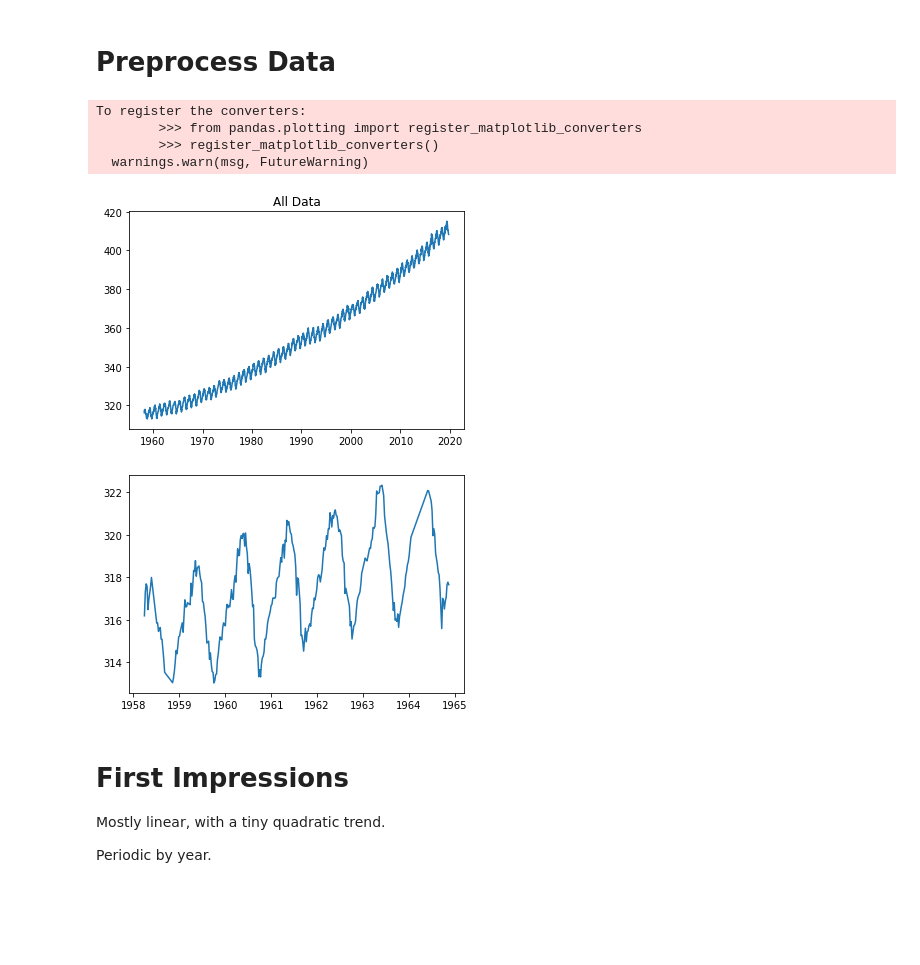
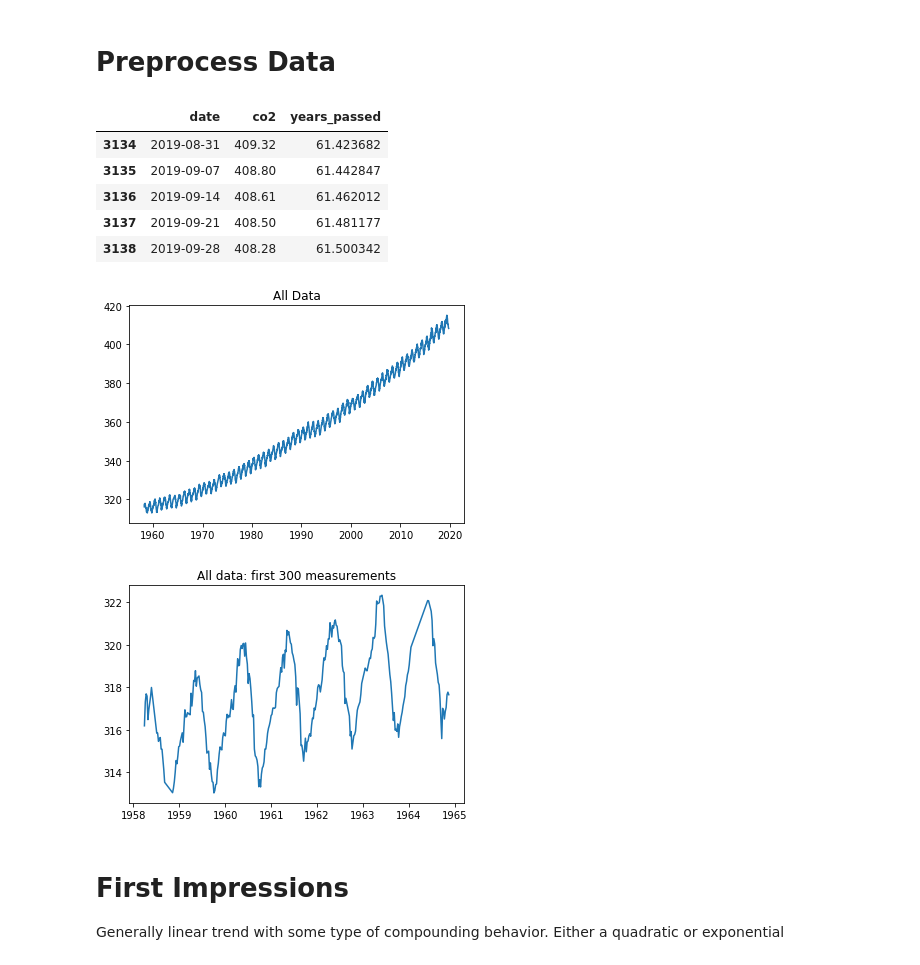
Before and after one commit to michlee1337/DataScience, a Jupyter notebook: Stats/NewCD.ipynb, the cells around one changed output. Cells and saved outputs as stored; diff of their text form; code cells hidden in the pictures; blank space fills up the shorter version.

```diff
--- a/Stats/NewCD.ipynb
+++ b/Stats/NewCD.ipynb
@@ -16,0 +19,9 @@ data["years_passed"] = [(d-data["date"][0]).days/365.25 for d in data["date"]] #
+# %%
+data.tail()
+# %% [output]
+|  | date | co2 | years_passed |
+| 3134 | 2019-08-31 | 409.32 | 61.423682 |
+| 3135 | 2019-09-07 | 408.80 | 61.442847 |
+| 3136 | 2019-09-14 | 408.61 | 61.462012 |
+| 3137 | 2019-09-21 | 408.50 | 61.481177 |
+| 3138 | 2019-09-28 | 408.28 | 61.500342 |
@@ -17,31 +33,25 @@ data["years_passed"] = [(d-data["date"][0]).days/365.25 for d in data["date"]] #
 # %%
-N = len(data)
-
-n = 1500
+n = len(data)
+n_future = len(pred_dates)
 
 plt.plot(data["date"],data["co2"]);
 plt.title("All Data");
 # %% [output]
-To register the converters:
-        >>> from pandas.plotting import register_matplotlib_converters
-        >>> register_matplotlib_converters()
-  warnings.warn(msg, FutureWarning)
 [figure]
 # %%
 import matplotlib.dates as mdates
 
 years = mdates.YearLocator()   # every year
 years_fmt = mdates.DateFormatter('%Y')
 
 fig, ax = plt.subplots()
 ax.plot("date","co2",data=data[:300]);
 ax.xaxis.set_major_locator(years);
 ax.xaxis.set_major_formatter(years_fmt);
+plt.title("All data: first 300 measurements");
 # %% [output]
-[figure, old version]
+[figure, new version]
 # %% [markdown]
 # First Impressions
 
-Mostly linear, with a tiny quadratic trend.
-
-Periodic by year.
+Generally linear trend with some type of compounding behavior. Either a quadratic or exponential
```
Also changed, not shown: parts of 44 cells of this notebook, 3 other files.
